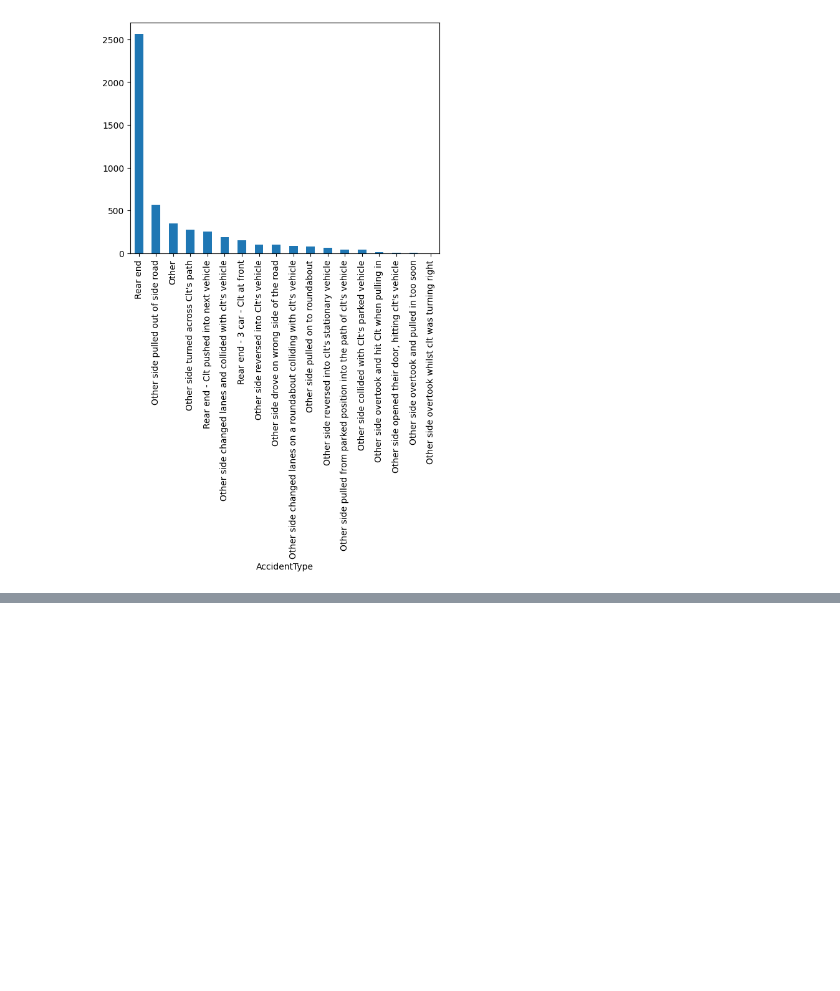
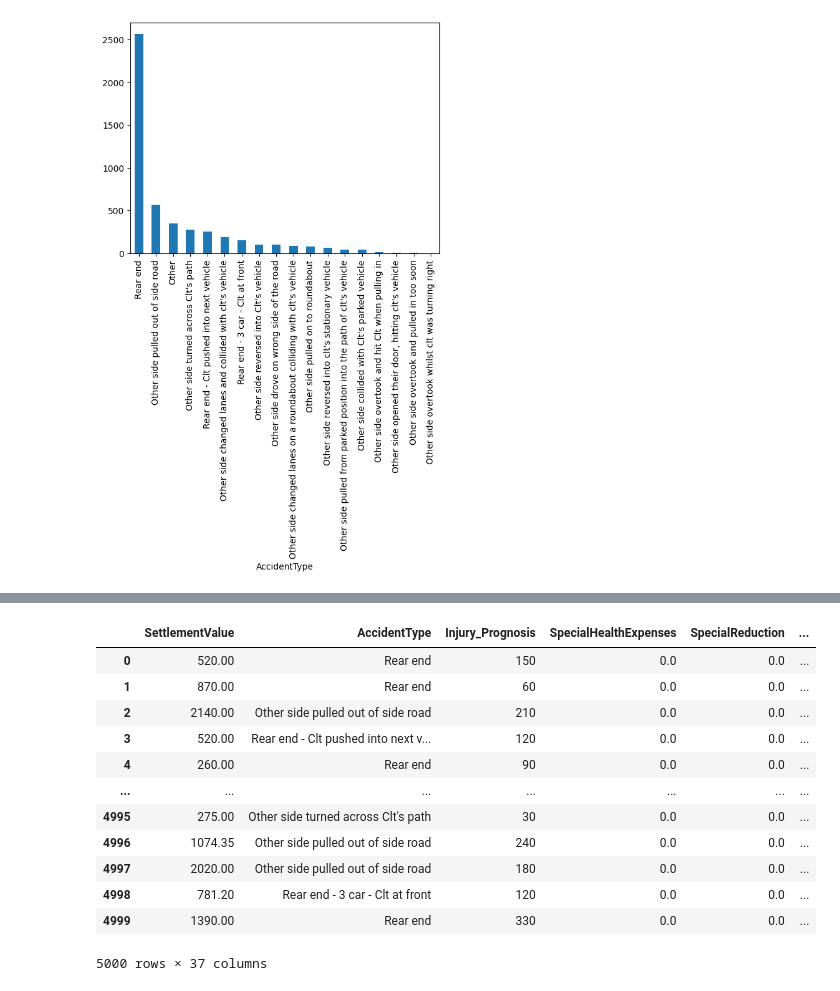
Before and after one commit to MFFathi/Insurance-Claims, a Jupyter notebook: MLModel/first_iter.ipynb, the cells around one changed output, grey strips where cells are left out. Saved outputs shown, nothing was run; the diff lists cells and outputs as text; code cells hidden in the pictures; blank space fills up the shorter version.

```diff
--- a/MLModel/first_iter.ipynb
+++ b/MLModel/first_iter.ipynb
@@ -65,0 +75,32 @@ print(data[['Injury_Prognosis', 'Injury_Prognosis_Days']].head(25))
+# %%
+data['Police Report Filed'] = data['Police Report Filed'].fillna(value = 'No')
+data['Witness Present'] = data['Witness Present'].fillna(value = 'No')
+data['Gender'] = data['Gender'].fillna(value = 'Other')
+data['Exceptional_Circumstances'] = data['Exceptional_Circumstances'].fillna(value = 'No')
+data['Minor_Psychological_Injury'] = data['Minor_Psychological_Injury'].fillna(value = 'No')
+data['Whiplash'] = data['Whiplash'].fillna(value = 'No')
+
+columns_to_BIN = ['Police Report Filed', 'Witness Present', 'Gender', 'Exceptional_Circumstances', 'Minor_Psychological_Injury', 'Whiplash']
+swap= {"Yes": 1, "No": 0}
+swap1 = {"Male": 1, "Female": 2, "Other": 0}
+
+for col in columns_to_BIN:
+    if col in ['Gender']:
+        data[col] = data[col].map(swap1)
+    else:
+        data[col] = data[col].map(swap)
+data
+# %% [output]
+|  | SettlementValue | AccidentType | Injury_Prognosis | SpecialHealthExpenses | SpecialReduction | ... |
+| 0 | 520.00 | Rear end | 150 | 0.0 | 0.0 | ... |
+| 1 | 870.00 | Rear end | 60 | 0.0 | 0.0 | ... |
+| 2 | 2140.00 | Other side pulled out of side road | 210 | 0.0 | 0.0 | ... |
+| 3 | 520.00 | Rear end - Clt pushed into next v... | 120 | 0.0 | 0.0 | ... |
+| 4 | 260.00 | Rear end | 90 | 0.0 | 0.0 | ... |
+| ... | ... | ... | ... | ... | ... | ... |
+| 4995 | 275.00 | Other side turned across Clt's path | 30 | 0.0 | 0.0 | ... |
+| 4996 | 1074.35 | Other side pulled out of side road | 240 | 0.0 | 0.0 | ... |
+| 4997 | 2020.00 | Other side pulled out of side road | 180 | 0.0 | 0.0 | ... |
+| 4998 | 781.20 | Rear end - 3 car - Clt at front | 120 | 0.0 | 0.0 | ... |
+| 4999 | 1390.00 | Rear end | 330 | 0.0 | 0.0 | ... |
+5000 rows × 37 columns
```
Also changed, not shown: parts of 7 cells of this notebook.
